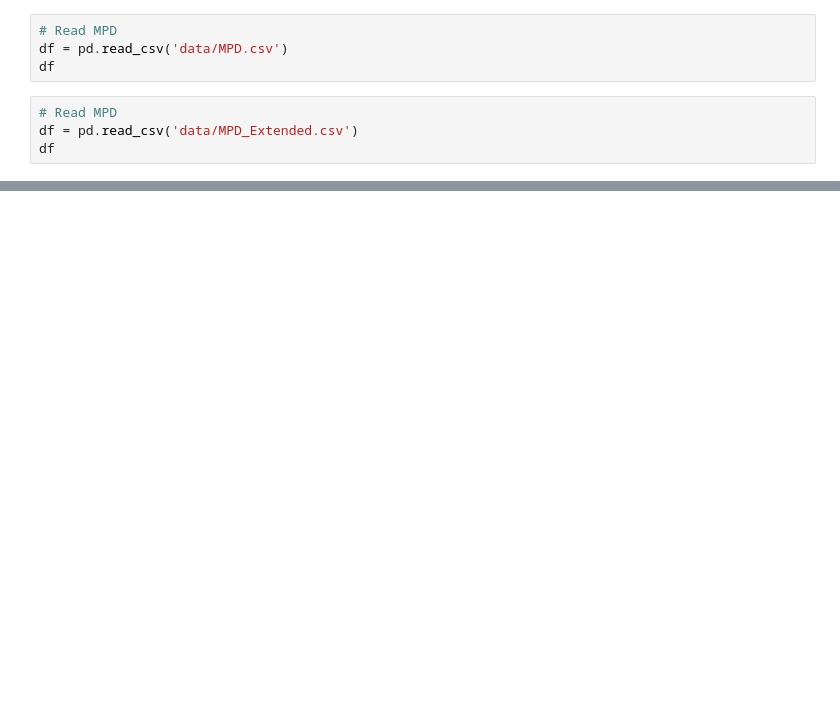
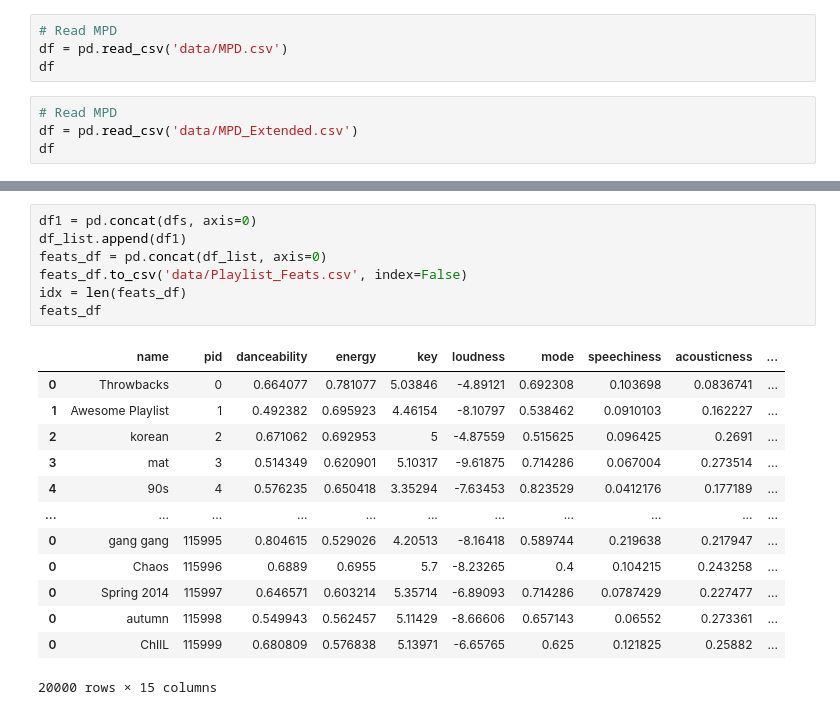
Before and after one commit to Dave-Hdz/MADS_Capstone, a Jupyter notebook: Get_MPD_Data.ipynb, the cells around one changed output, grey strips where cells are left out. Cells and saved outputs as stored; diff of their text form; blank space fills up the shorter version.

```diff
--- a/Get_MPD_Data.ipynb
+++ b/Get_MPD_Data.ipynb
@@ -95,0 +208,21 @@ df
+# %%
+df1 = pd.concat(dfs, axis=0)
+df_list.append(df1)
+feats_df = pd.concat(df_list, axis=0)
+feats_df.to_csv('data/Playlist_Feats.csv', index=False)
+idx = len(feats_df)
+feats_df
+# %% [output]
+|  | name | pid | danceability | energy | key | loudness | mode | speechiness | acousticness | ... |
+| 0 | Throwbacks | 0 | 0.664077 | 0.781077 | 5.03846 | -4.89121 | 0.692308 | 0.103698 | 0.0836741 | ... |
+| 1 | Awesome Playlist | 1 | 0.492382 | 0.695923 | 4.46154 | -8.10797 | 0.538462 | 0.0910103 | 0.162227 | ... |
+| 2 | korean | 2 | 0.671062 | 0.692953 | 5 | -4.87559 | 0.515625 | 0.096425 | 0.2691 | ... |
+| 3 | mat | 3 | 0.514349 | 0.620901 | 5.10317 | -9.61875 | 0.714286 | 0.067004 | 0.273514 | ... |
+| 4 | 90s | 4 | 0.576235 | 0.650418 | 3.35294 | -7.63453 | 0.823529 | 0.0412176 | 0.177189 | ... |
+| ... | ... | ... | ... | ... | ... | ... | ... | ... | ... | ... |
+| 0 | gang gang | 115995 | 0.804615 | 0.529026 | 4.20513 | -8.16418 | 0.589744 | 0.219638 | 0.217947 | ... |
+| 0 | Chaos | 115996 | 0.6889 | 0.6955 | 5.7 | -8.23265 | 0.4 | 0.104215 | 0.243258 | ... |
+| 0 | Spring 2014 | 115997 | 0.646571 | 0.603214 | 5.35714 | -6.89093 | 0.714286 | 0.0787429 | 0.227477 | ... |
+| 0 | autumn | 115998 | 0.549943 | 0.562457 | 5.11429 | -8.66606 | 0.657143 | 0.06552 | 0.273361 | ... |
+| 0 | ChIlL | 115999 | 0.680809 | 0.576838 | 5.13971 | -6.65765 | 0.625 | 0.121825 | 0.25882 | ... |
+20000 rows × 15 columns
```
Also changed, not shown: parts of 7 cells of this notebook, 1 other file.
